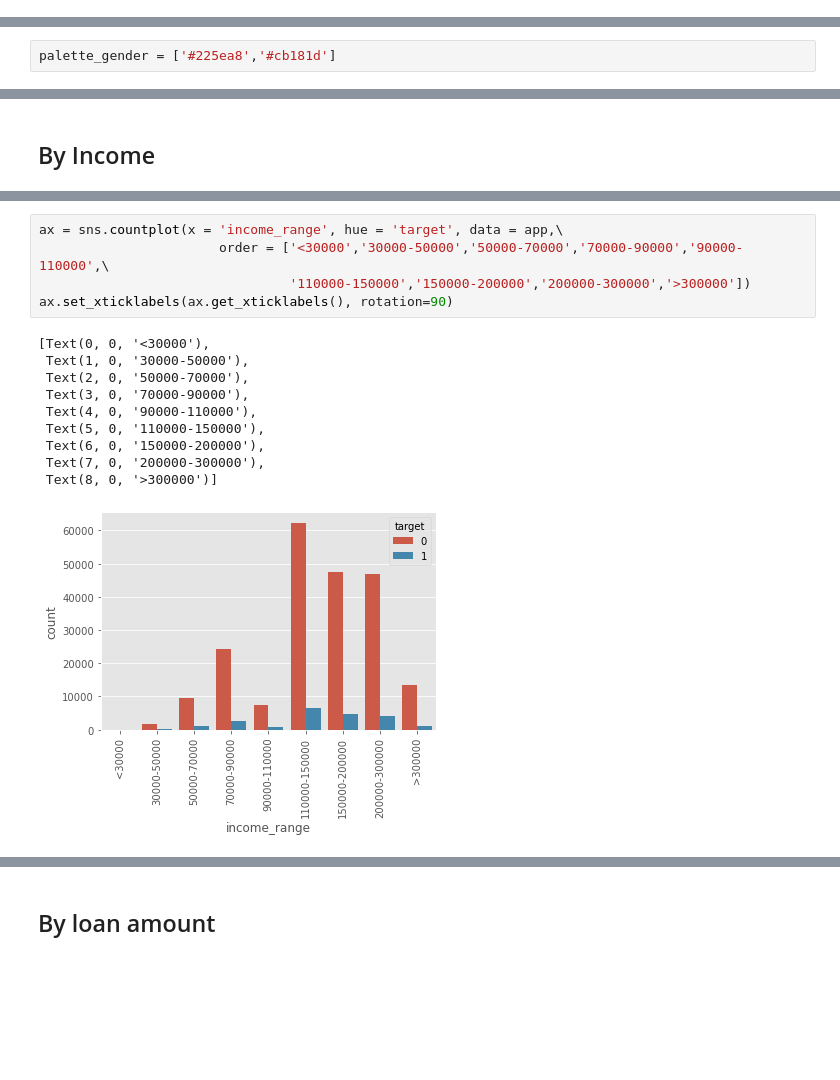
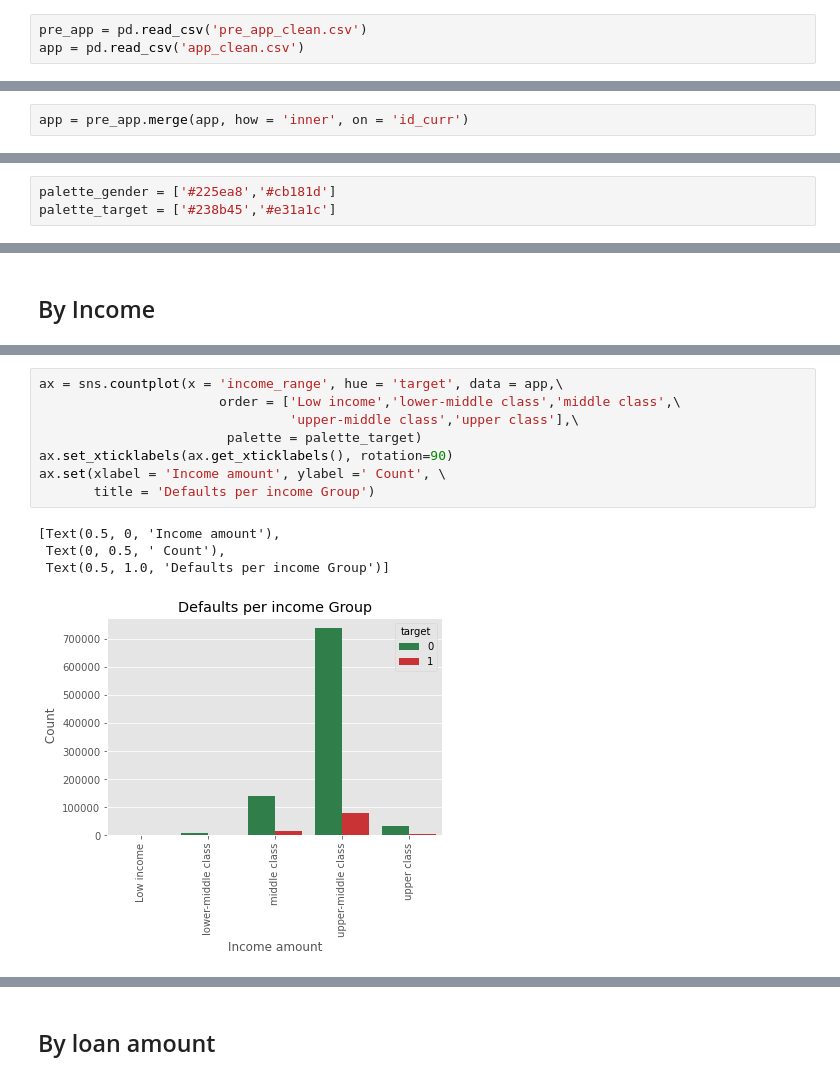
Before and after one commit to LenaChretien/Credit-Card-Fraud, a Jupyter notebook: General Data exploration.ipynb, the cells around one changed output, grey strips where cells are left out. Saved outputs shown, nothing was run; the diff lists cells and outputs as text; blank space fills up the shorter version.

```diff
--- a/General Data exploration.ipynb
+++ b/General Data exploration.ipynb
@@ -28,0 +13,3 @@ print(app.shape)
+# %%
+pre_app = pd.read_csv('pre_app_clean.csv')
+app = pd.read_csv('app_clean.csv')
@@ -28,0 +37,2 @@ print(app.shape)
+# %%
+app = pre_app.merge(app, how = 'inner', on = 'id_curr')
@@ -29,5 +65,6 @@ print(app.shape)
 # %%
 palette_gender = ['#225ea8','#cb181d']
+palette_target = ['#238b45','#e31a1c']
 # %% [markdown]
 ## Type of loan and default rates
 # %%
@@ -156,20 +192,17 @@ print(target1['income_range'].value_counts())
 Name: income_range, dtype: int64
 # %%
 ax = sns.countplot(x = 'income_range', hue = 'target', data = app,\
-                       order = ['<30000','30000-50000','50000-70000','70000-90000','90000-110000',\
-                                '110000-150000','150000-200000','200000-300000','>300000'])
+                       order = ['Low income','lower-middle class','middle class',\
+                                'upper-middle class','upper class'],\
+                        palette = palette_target)
 ax.set_xticklabels(ax.get_xticklabels(), rotation=90)
+ax.set(xlabel = 'Income amount', ylabel =' Count', \
+       title = 'Defaults per income Group')
 # %% [output]
-[Text(0, 0, '<30000'),
- Text(1, 0, '30000-50000'),
- Text(2, 0, '50000-70000'),
- Text(3, 0, '70000-90000'),
- Text(4, 0, '90000-110000'),
- Text(5, 0, '110000-150000'),
- Text(6, 0, '150000-200000'),
- Text(7, 0, '200000-300000'),
- Text(8, 0, '>300000')]
+[Text(0.5, 0, 'Income amount'),
+ Text(0, 0.5, ' Count'),
+ Text(0.5, 1.0, 'Defaults per income Group')]
-[figure, old version]
+[figure, new version]
 # %%
 # Percentage of defaults (defaults per income group compared to total defaults)
 
```
Also changed, not shown: parts of 69 cells of this notebook, 4 other files.
